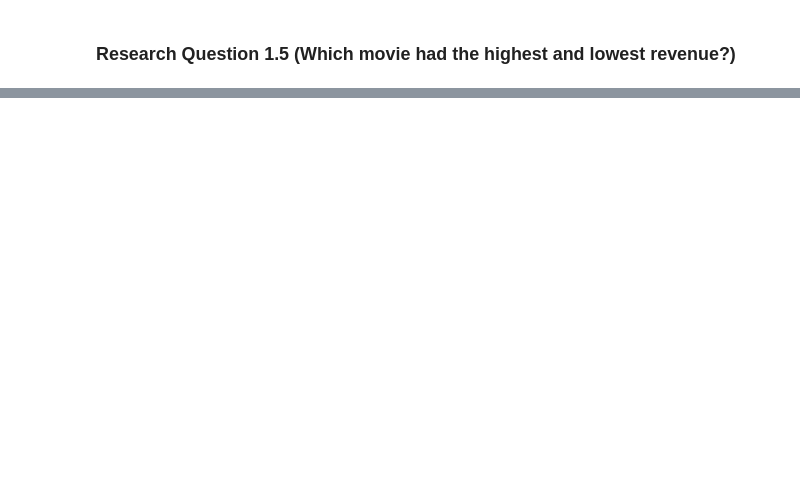
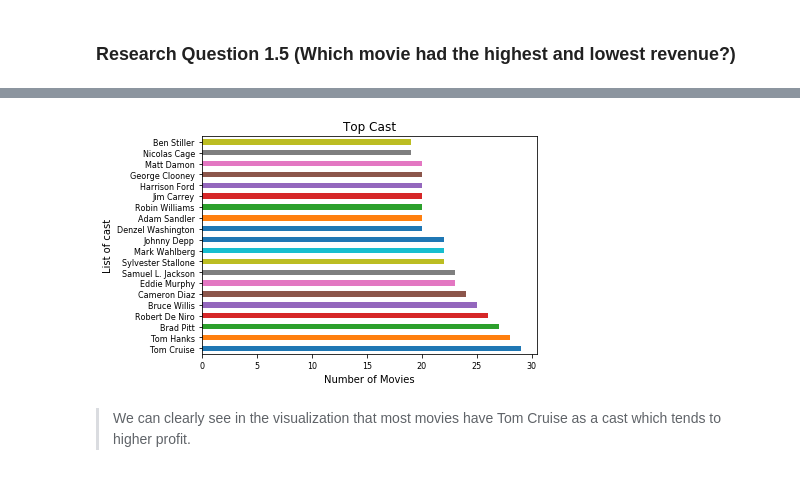
Before and after one commit to beingjainparas/Udacity-Investigate_a_dataset, a Jupyter notebook: Investigate_a_dataset-TMDb_movie_database.ipynb, the cells around one changed output, grey strips where cells are left out. Drawn from its saved outputs; the diff is of its cells as text; code cells hidden in the pictures; blank space fills up the shorter version.

```diff
--- a/Investigate_a_dataset-TMDb_movie_database.ipynb
+++ b/Investigate_a_dataset-TMDb_movie_database.ipynb
@@ -322,0 +553,4 @@ Name: 2244, dtype: object
+# %%
+# This will first concat all the data with | from the whole column and then split it using | and count the number of times it occured.
+cast_count = pd.Series(tmdb_profit_data['cast'].str.cat(sep = '|').split('|')).value_counts(ascending = False)
+cast_count.head(20)
@@ -322,0 +580,14 @@ Name: 2244, dtype: object
+# %%
+# Initialize the plot
+diagram = cast_count.head(20).plot.barh(fontsize = 8)
+# Set a title
+diagram.set(title = 'Top Cast')
+# x-label and y-label
+diagram.set_xlabel('Number of Movies')
+diagram.set_ylabel('List of cast')
+# Show the plot
+plt.show()
+# %% [output]
+[figure, added]
+# %% [markdown]
+> We can clearly see in the visualization that most movies have Tom Cruise as a cast which tends to higher profit.
```
Also changed, not shown: parts of 42 cells of this notebook, 1 other file.
